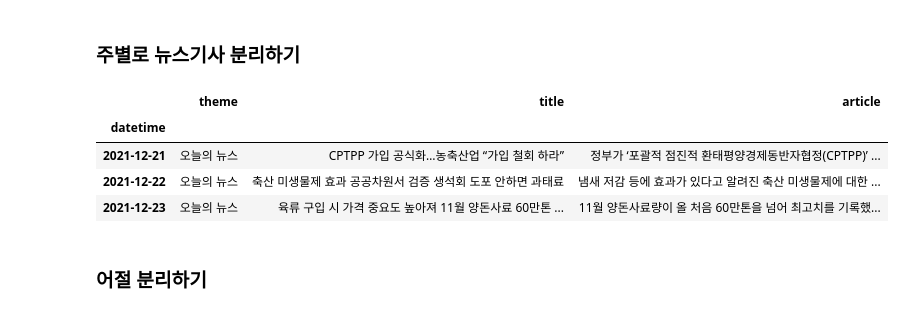
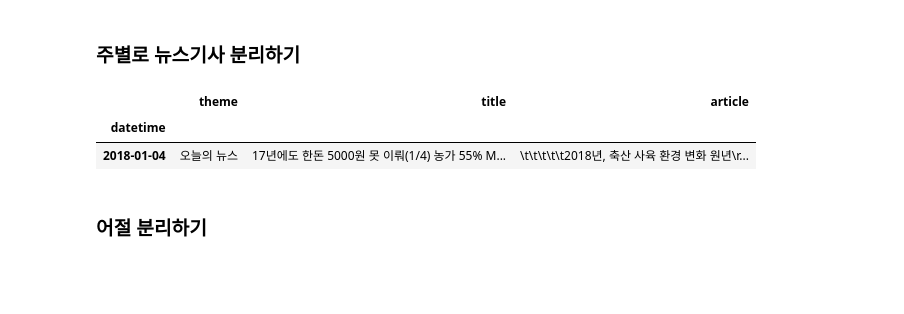
Before and after one commit to jmjung1997/Pig-price-using-News, a Jupyter notebook: 가격_및_뉴스_데이터/뉴스 데이터 주차별로 자르기_new.ipynb, the cells around one changed output. Drawn from its saved outputs; the diff is of its cells as text; code cells hidden in the pictures; blank space fills up the shorter version.

```diff
--- a/가격_및_뉴스_데이터/뉴스 데이터 주차별로 자르기_new.ipynb
+++ b/가격_및_뉴스_데이터/뉴스 데이터 주차별로 자르기_new.ipynb
@@ -15,10 +15,10 @@ pd.set_option('display.max_rows', None)
 from konlpy.tag import Kkma, Komoran, Okt, Hannanum #Mecab은 윈도우에서 작동 불가능
 okt = Okt()
 # %%
-df_18=pd.read_csv('./가격_및_뉴스_데이터/news18.csv',encoding='cp949')
-df_19=pd.read_csv('./가격_및_뉴스_데이터/news19.csv',encoding='cp949')
-df_20=pd.read_csv('./가격_및_뉴스_데이터/news20.csv',encoding='cp949')
-df_21=pd.read_csv('./가격_및_뉴스_데이터/news21.csv',encoding='cp949')
+df_18=pd.read_csv('./원본데이터/news18.csv',encoding='cp949')
+df_19=pd.read_csv('./원본데이터/news19.csv',encoding='cp949')
+df_20=pd.read_csv('./원본데이터/news20.csv',encoding='cp949')
+df_21=pd.read_csv('./원본데이터/news21.csv',encoding='cp949')
 # %%
 df_18_19=pd.concat([df_18,df_19])
 df_20_21=pd.concat([df_20,df_21])
@@ -83,13 +83,11 @@ df_new.shape
 # %%
 week = [g for n, g in df_new.set_index('datetime').groupby(pd.Grouper(freq='W'))]
 # %%
-week[207]
+week[0]
 # %% [output]
 |  | theme | title | article |
 | datetime |  |  |  |
-| 2021-12-21 | 오늘의 뉴스 | CPTPP 가입 공식화…농축산업 “가입 철회 하라” | 정부가 ‘포괄적 점진적 환태평양경제동반자협정(CPTPP)’ ... |
-| 2021-12-22 | 오늘의 뉴스 | 축산 미생물제 효과 공공차원서 검증 생석회 도포 안하면 과태료 | 냄새 저감 등에 효과가 있다고 알려진 축산 미생물제에 대한 ... |
-| 2021-12-23 | 오늘의 뉴스 | 육류 구입 시 가격 중요도 높아져 11월 양돈사료 60만톤 ... | 11월 양돈사료량이 올 처음 60만톤을 넘어 최고치를 기록했... |
+| 2018-01-04 | 오늘의 뉴스 | 17년에도 한돈 5000원 못 이뤄(1/4) 농가 55% M... | \t\t\t\t\t2018년, 축산 사육 환경 변화 원년\r... |
 # %% [markdown]
 ### 어절 분리하기
 # %%
```
Also changed, not shown: parts of 2 cells of this notebook, 6 other files.
